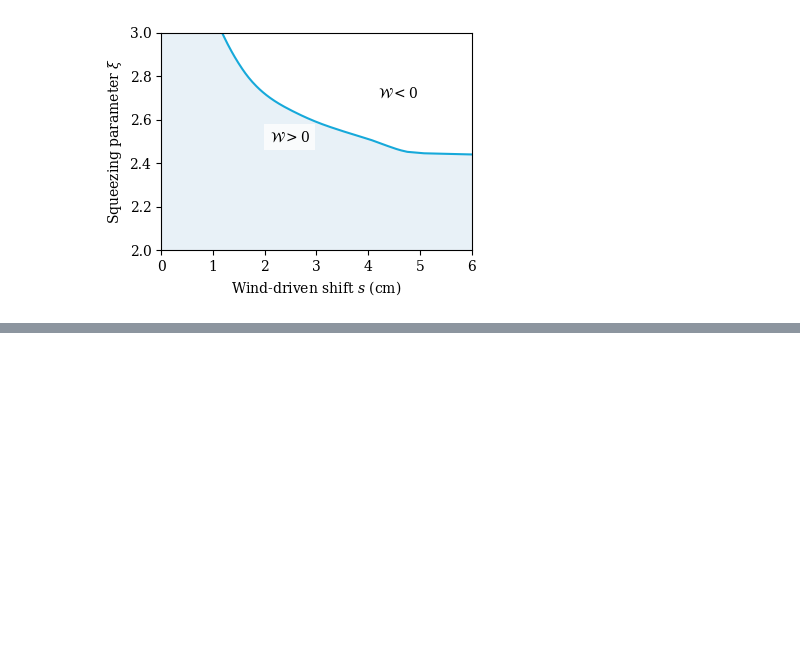
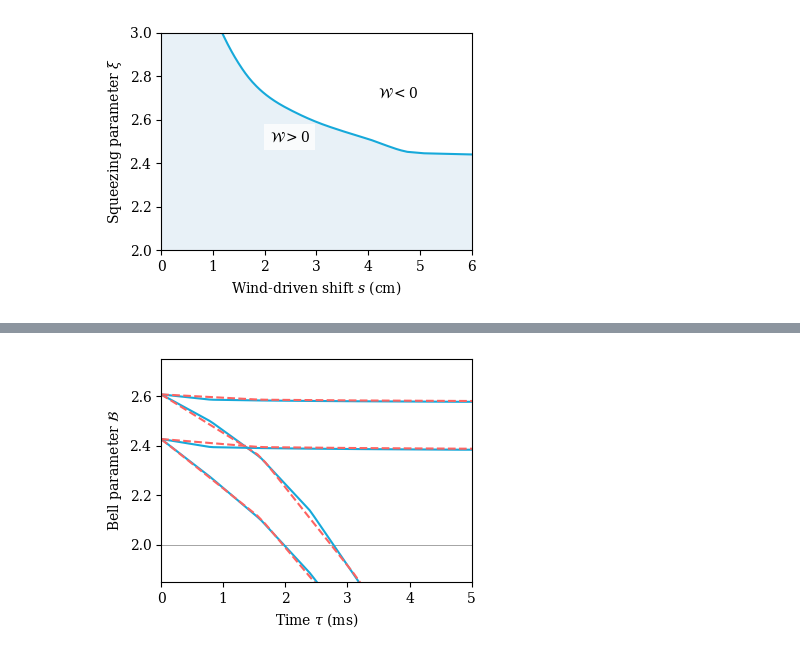
Before and after one commit to KlenM/Time-correlations-in-atmospheric-quantum-channels, a Jupyter notebook: supplemental/weak_channel.ipynb, the cells around one changed output, grey strips where cells are left out. Cells and saved outputs as stored; diff of their text form; code cells hidden in the pictures; blank space fills up the shorter version.

```diff
--- a/supplemental/weak_channel.ipynb
+++ b/supplemental/weak_channel.ipynb
@@ -36,3 +48,32 @@ gep.savefig('supplemental/weak/entanglement.pdf')
+# %%
+bc = BellCalculator(channel_name='weak', aperture_radius=0.0025, channel_length_km=1, nu=5e-4)
+weak_10_0db = bc.get(wind_speed=10, db_p_ms=0)
+weak_5_0db = bc.get(wind_speed=5, db_p_ms=0)
+weak_10_3db = bc.get(wind_speed=10, db_p_ms=3)
+weak_5_3db = bc.get(wind_speed=5, db_p_ms=3)
+# %%
+bp = BellPlotTime()
+# _params_10 = dict(smooth_value=0.4, bell_kwargs={'color': utils.LINE_COLORS[0]}, pdc_kwargs={'color': utils.LINE_COLORS[1]})
+# _params_5 = dict(ls=':', smooth_value=0.4, bell_kwargs={'color': '#7ccfea'}, pdc_kwargs={'color': '#fea8a6'})
+_params_10 = dict(smooth_value=0.4, color=utils.LINE_COLORS[0])
+_params_5 = dict(ls='--', smooth_value=0.4, color=utils.LINE_COLORS[1])
+bp.plot(weak_10_3db, wind_speed=10, **_params_10)
+bp.plot(weak_5_3db, wind_speed=5, **_params_5)
+bp.plot(weak_10_0db, wind_speed=10, **_params_10)
+bp.plot(weak_5_0db, wind_speed=5, **_params_5, )
+
+bp.ax.set_ylim(bottom=1.85, top=2.75)
+bp.ax.set_xlim(0, 5)
+
+arrowprops = dict(arrowstyle="->", color='k', shrinkA=5, shrinkB=1,
+                  patchA=None, patchB=None, connectionstyle="arc3,rad=-0.2")
+def _annotate(dbms, state, pos, textpos):
+    bp.ax.annotate(f'{dbms}$\\thinspace$db/ms$\\thinspace$|{state}', pos[0], textpos, arrowprops=arrowprops, fontsize="x-small")
+    bp.ax.annotate(f'{dbms}$\\thinspace$db/ms$\\thinspace$|{state}', pos[1], textpos, arrowprops=arrowprops, fontsize="x-small", alpha=0)
+
+bp.savefig("supplemental/weak/bell_time.pdf")
+# %% [output]
+[figure, added]
 # %%
 bp = BellPlot()
 bc = BellCalculator(channel_name='weak', aperture_radius=0.0025,
```
Also changed, not shown: parts of 6 cells of this notebook, 46 other files.
